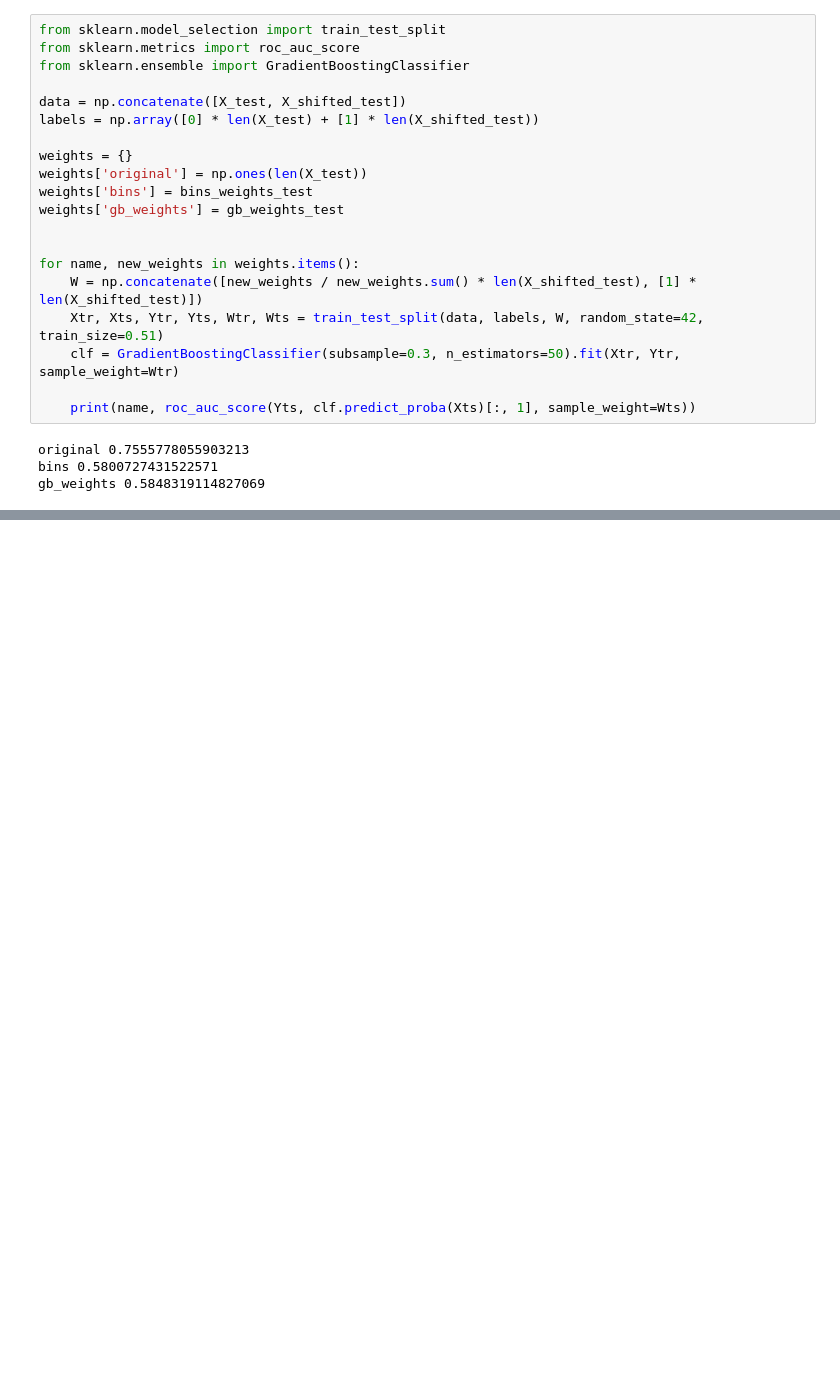
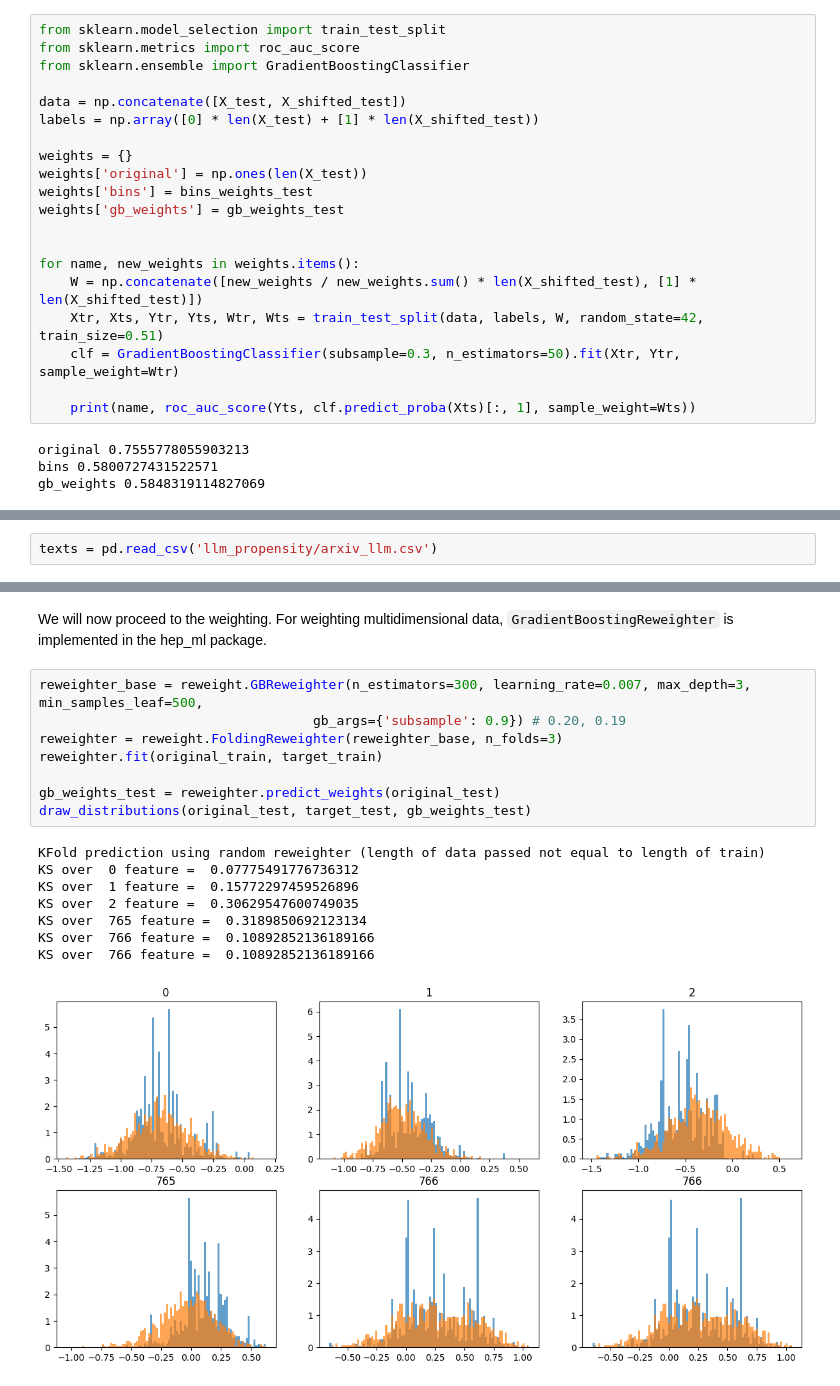
Before and after one commit to grgera/Propensity-Score-Eval, a Jupyter notebook: toy_example_2.0.ipynb, the cells around one changed output, grey strips where cells are left out. Drawn from its saved outputs; the diff is of its cells as text; blank space fills up the shorter version.

```diff
--- a/toy_example_2.0.ipynb
+++ b/toy_example_2.0.ipynb
@@ -247,0 +278,2 @@ gb_weights 0.5848319114827069
+# %%
+texts = pd.read_csv('llm_propensity/arxiv_llm.csv')
@@ -247,0 +344,19 @@ gb_weights 0.5848319114827069
+# %% [markdown]
+We will now proceed to the weighting. For weighting multidimensional data, `GradientBoostingReweighter` is implemented in the hep_ml package.
+# %%
+reweighter_base = reweight.GBReweighter(n_estimators=300, learning_rate=0.007, max_depth=3, min_samples_leaf=500,
+                                   gb_args={'subsample': 0.9}) # 0.20, 0.19
+reweighter = reweight.FoldingReweighter(reweighter_base, n_folds=3)
+reweighter.fit(original_train, target_train)
+
+gb_weights_test = reweighter.predict_weights(original_test)
+draw_distributions(original_test, target_test, gb_weights_test)
+# %% [output]
+KFold prediction using random reweighter (length of data passed not equal to length of train)
+KS over  0 feature =  0.07775491776736312
+KS over  1 feature =  0.15772297459526896
+KS over  2 feature =  0.30629547600749035
+KS over  765 feature =  0.3189850692123134
+KS over  766 feature =  0.10892852136189166
+KS over  766 feature =  0.10892852136189166
+[figure, added]
```
Also changed, not shown: parts of 25 cells of this notebook, 1 other file.
